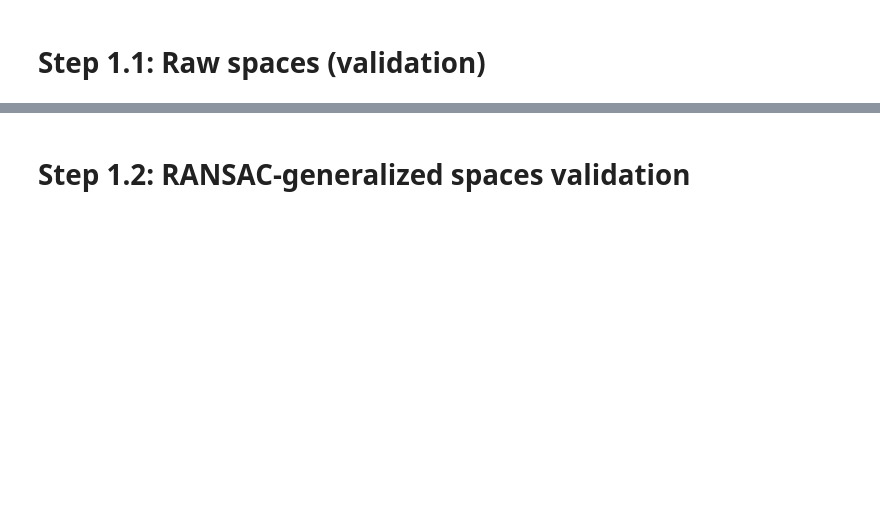
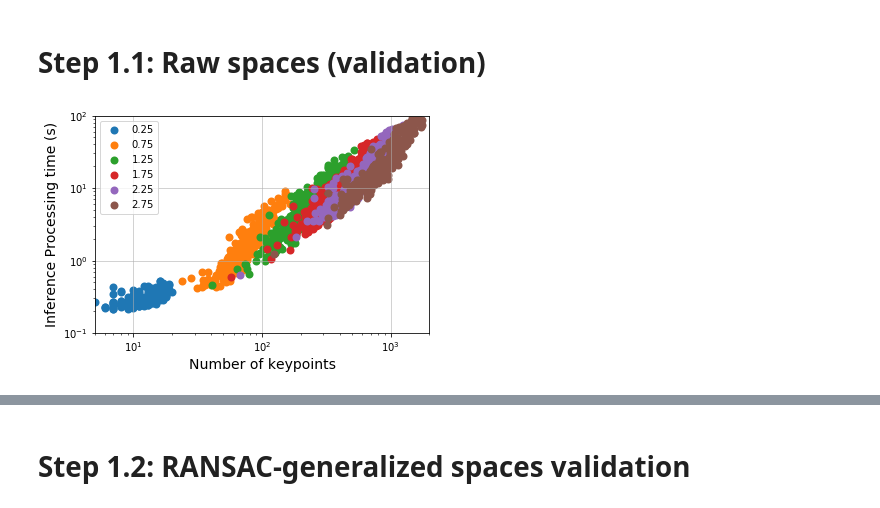
Before and after one commit to spatial-privacy/3d-spatial-privacy, a Jupyter notebook: 01-one-time-partials-with-nn-matcher.ipynb, the cells around one changed output, grey strips where cells are left out. Saved outputs shown, nothing was run; the diff lists cells and outputs as text; code cells hidden in the pictures; blank space fills up the shorter version.

Commit message:
Spatial properties.

```diff
--- a/01-one-time-partials-with-nn-matcher.ipynb
+++ b/01-one-time-partials-with-nn-matcher.ipynb
@@ -53,4 +59,53 @@ len(sample_points), len(sample_points_300)
 # %% [markdown]
 # Step 1.1: Raw spaces (validation)
+# %%
+with open('testing_results/partial/raw_evaluation_properties.pickle','rb') as f:
+    raw_evaluation_properties = pickle.load(f)
+
+plt.grid(alpha = 0.7)
+plt.ylim(0.1,100)
+plt.xlim(5,2000)
+plt.xlabel("Number of keypoints", fontsize = 14)
+plt.ylabel("Inference Processing time (s)", fontsize = 14)
+plt.xticks([10,100,1000],[10,100,1000])
+
+no_cap_simp_properties = []
+
+for radius, properties in raw_evaluation_properties:
+    #properties = np.asarray(properties)
+    simp_properties = []
+    for ratio_s, index_s, score_s, proc_time in properties:
+        simp_properties.append([
+            radius,
+            ratio_s[0],
+            proc_time
+        ])
+
+
+    simp_properties = np.asarray(simp_properties)
+    plt.scatter(
+        simp_properties[:,1],
+        simp_properties[:,2],
+        #facecolors = 'none',
+        linewidth = 2,
+        label = str(radius)
+    )
+
+    no_cap_simp_properties.append([
+        radius,
+        np.mean(simp_properties[:,1]),
+        np.std(simp_properties[:,1]),
+        np.mean(simp_properties[:,2]),
+        np.std(simp_properties[:,2])
+    ])
+
+plt.xscale('log')
+plt.yscale('log')
+plt.legend()
+
+#radius, properties[1]
+no_cap_simp_properties =np.asarray(no_cap_simp_properties)
+# %% [output]
+[figure, added]
 # %%
 descriptors = descriptors
```
Also changed, not shown: parts of 10 cells of this notebook, 14 other files.
